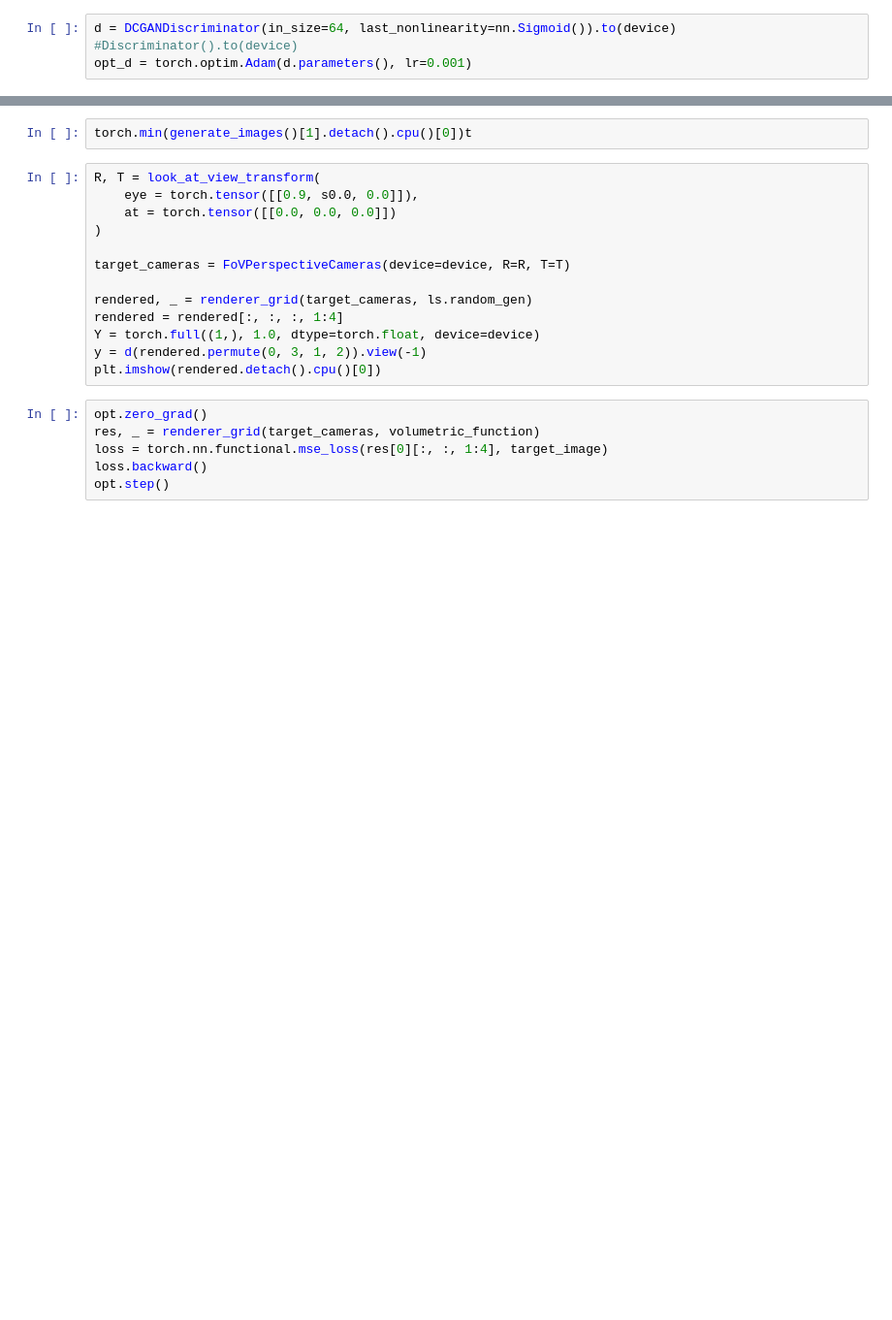
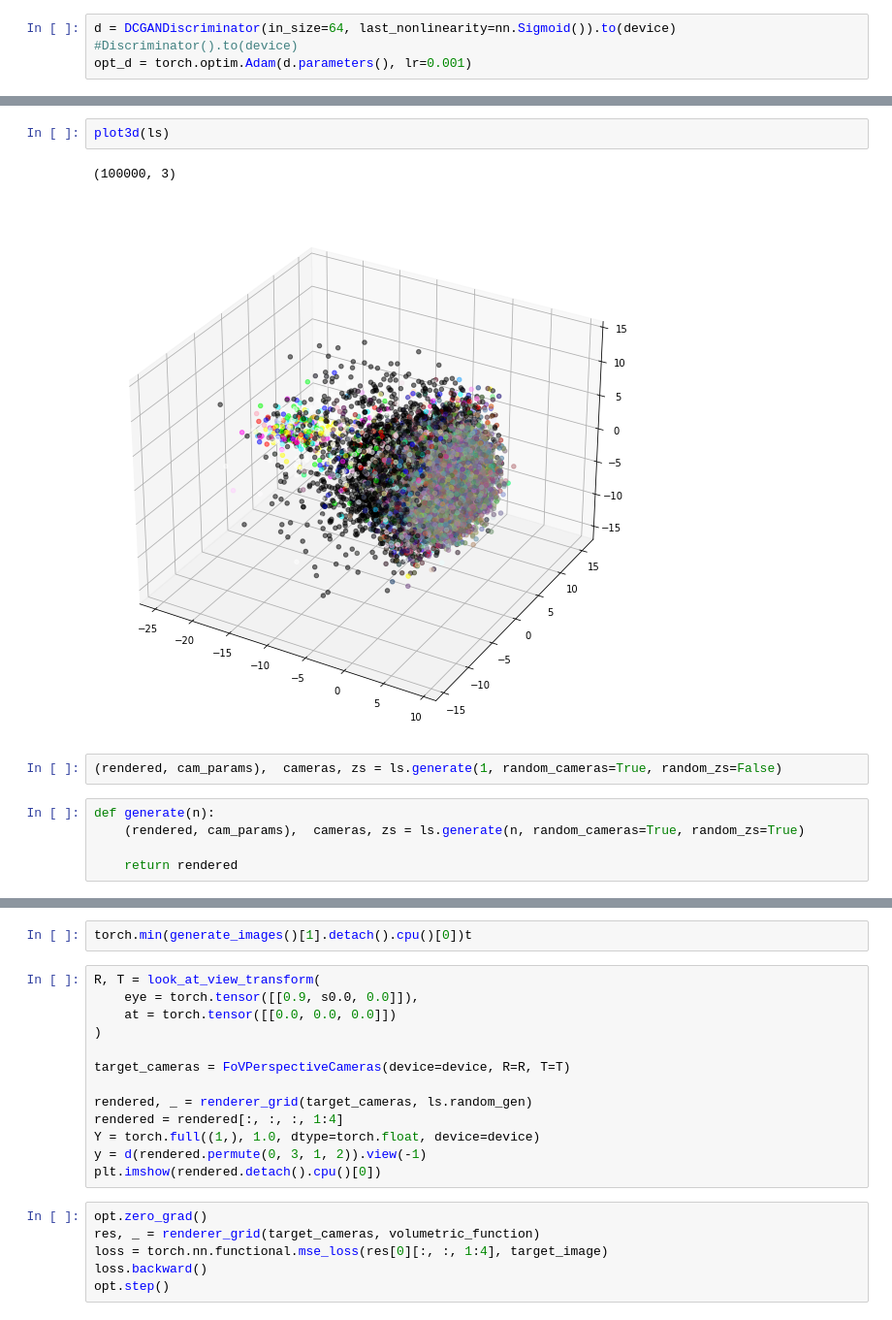
Before and after one commit to kaimerra/geometry, a Jupyter notebook: notebooks/ganulation.ipynb, the cells around one changed output, grey strips where cells are left out. Shown at 97% size. Saved outputs shown, nothing was run; the diff lists cells and outputs as text; blank space fills up the shorter version.

```diff
--- a/notebooks/ganulation.ipynb
+++ b/notebooks/ganulation.ipynb
@@ -46,0 +95,12 @@ tensor([0.4796], device='cuda:0', grad_fn=<ViewBackward0>)
+# %%
+plot3d(ls)
+# %% [output]
+(100000, 3)
+[figure, added]
+# %%
+(rendered, cam_params),  cameras, zs = ls.generate(1, random_cameras=True, random_zs=False)
+# %%
+def generate(n):
+    (rendered, cam_params),  cameras, zs = ls.generate(n, random_cameras=True, random_zs=True)
+
+    return rendered
```
Also changed, not shown: parts of 27 cells of this notebook, 3 other files.
